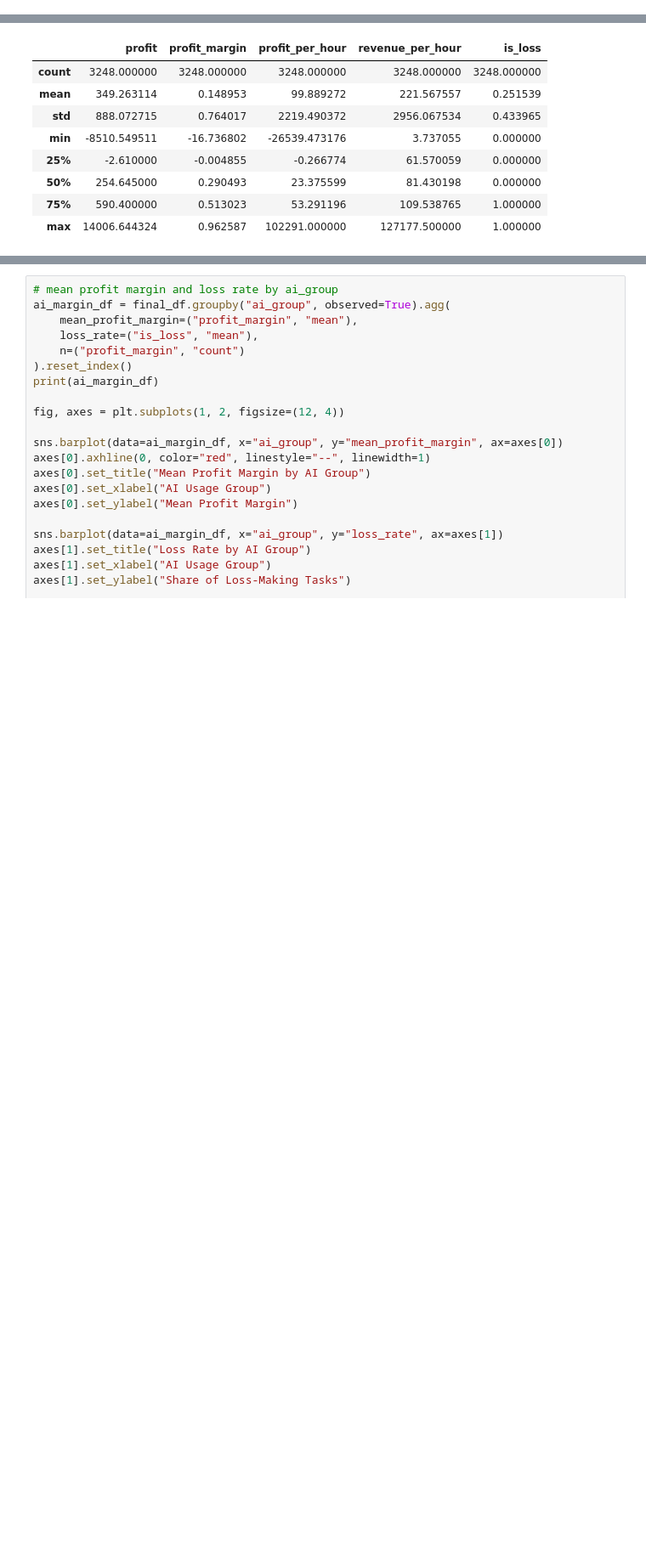
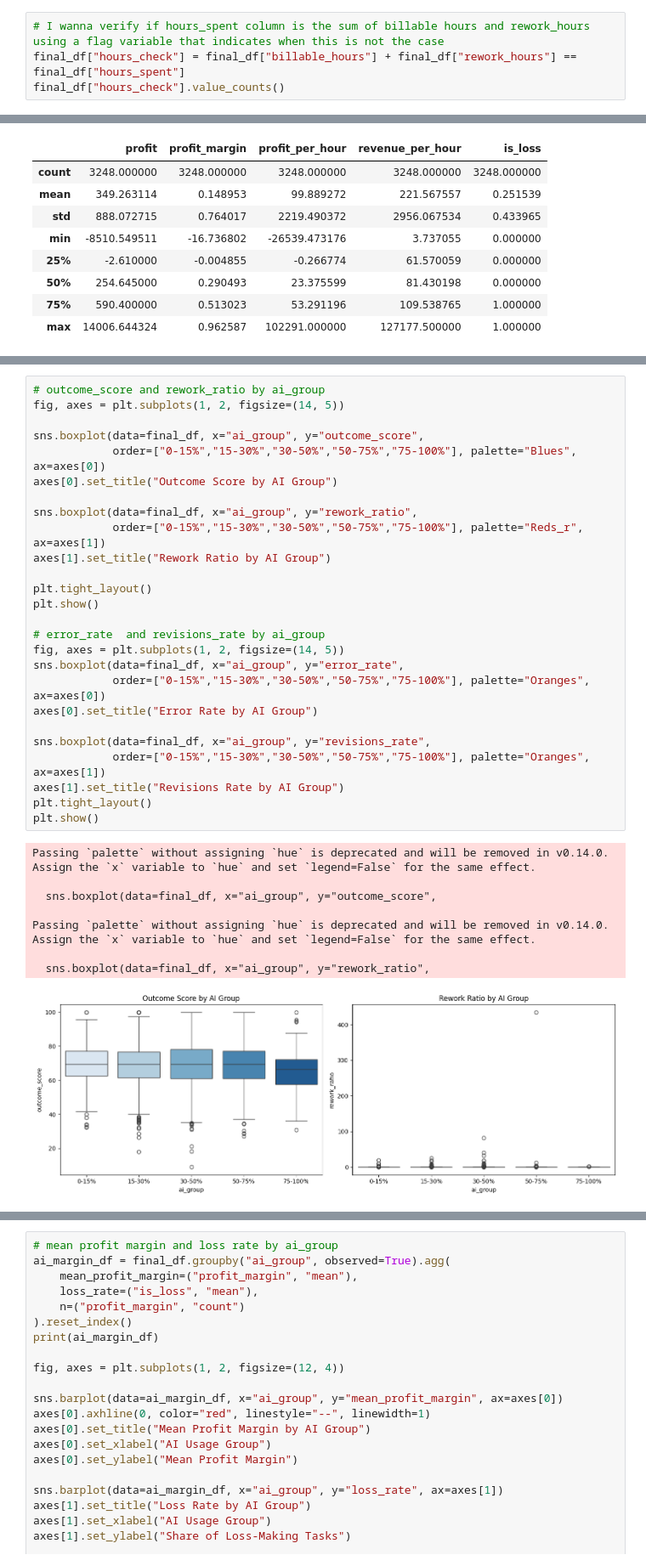
Before and after one commit to Cam-crt/FCM-Data-Alchemist, a Jupyter notebook: src/main_final.ipynb, the cells around one changed output, grey strips where cells are left out. Shown at 85% size. Drawn from its saved outputs; the diff is of its cells as text; blank space fills up the shorter version.

```diff
--- a/src/main_final.ipynb
+++ b/src/main_final.ipynb
@@ -609,0 +651,4 @@ final_df["efficiency"] = final_df["billable_hours"] / final_df["hours_spent"]
+# %%
+# I wanna verify if hours_spent column is the sum of billable hours and rework_hours using a flag variable that indicates when this is not the case
+final_df["hours_check"] = final_df["billable_hours"] + final_df["rework_hours"] == final_df["hours_spent"]
+final_df["hours_check"].value_counts()
@@ -798,0 +1052,35 @@ final_df[["profit", "profit_margin", "profit_per_hour", "revenue_per_hour", "is_
+# %%
+# outcome_score and rework_ratio by ai_group
+fig, axes = plt.subplots(1, 2, figsize=(14, 5))
+
+sns.boxplot(data=final_df, x="ai_group", y="outcome_score",
+            order=["0-15%","15-30%","30-50%","50-75%","75-100%"], palette="Blues", ax=axes[0])
+axes[0].set_title("Outcome Score by AI Group")
+
+sns.boxplot(data=final_df, x="ai_group", y="rework_ratio",
+            order=["0-15%","15-30%","30-50%","50-75%","75-100%"], palette="Reds_r", ax=axes[1])
+axes[1].set_title("Rework Ratio by AI Group")
+
+plt.tight_layout()
+plt.show()
+
+# error_rate  and revisions_rate by ai_group
+fig, axes = plt.subplots(1, 2, figsize=(14, 5))
+sns.boxplot(data=final_df, x="ai_group", y="error_rate",
+            order=["0-15%","15-30%","30-50%","50-75%","75-100%"], palette="Oranges", ax=axes[0])
+axes[0].set_title("Error Rate by AI Group")
+
+sns.boxplot(data=final_df, x="ai_group", y="revisions_rate",
+            order=["0-15%","15-30%","30-50%","50-75%","75-100%"], palette="Oranges", ax=axes[1])
+axes[1].set_title("Revisions Rate by AI Group")
+plt.tight_layout()
+plt.show()
+# %% [output]
+Passing `palette` without assigning `hue` is deprecated and will be removed in v0.14.0. Assign the `x` variable to `hue` and set `legend=False` for the same effect.
+
+  sns.boxplot(data=final_df, x="ai_group", y="outcome_score",
+
+Passing `palette` without assigning `hue` is deprecated and will be removed in v0.14.0. Assign the `x` variable to `hue` and set `legend=False` for the same effect.
+
+  sns.boxplot(data=final_df, x="ai_group", y="rework_ratio",
+[figure, added]
```
Also changed, not shown: parts of 79 cells of this notebook, 4 other files.
